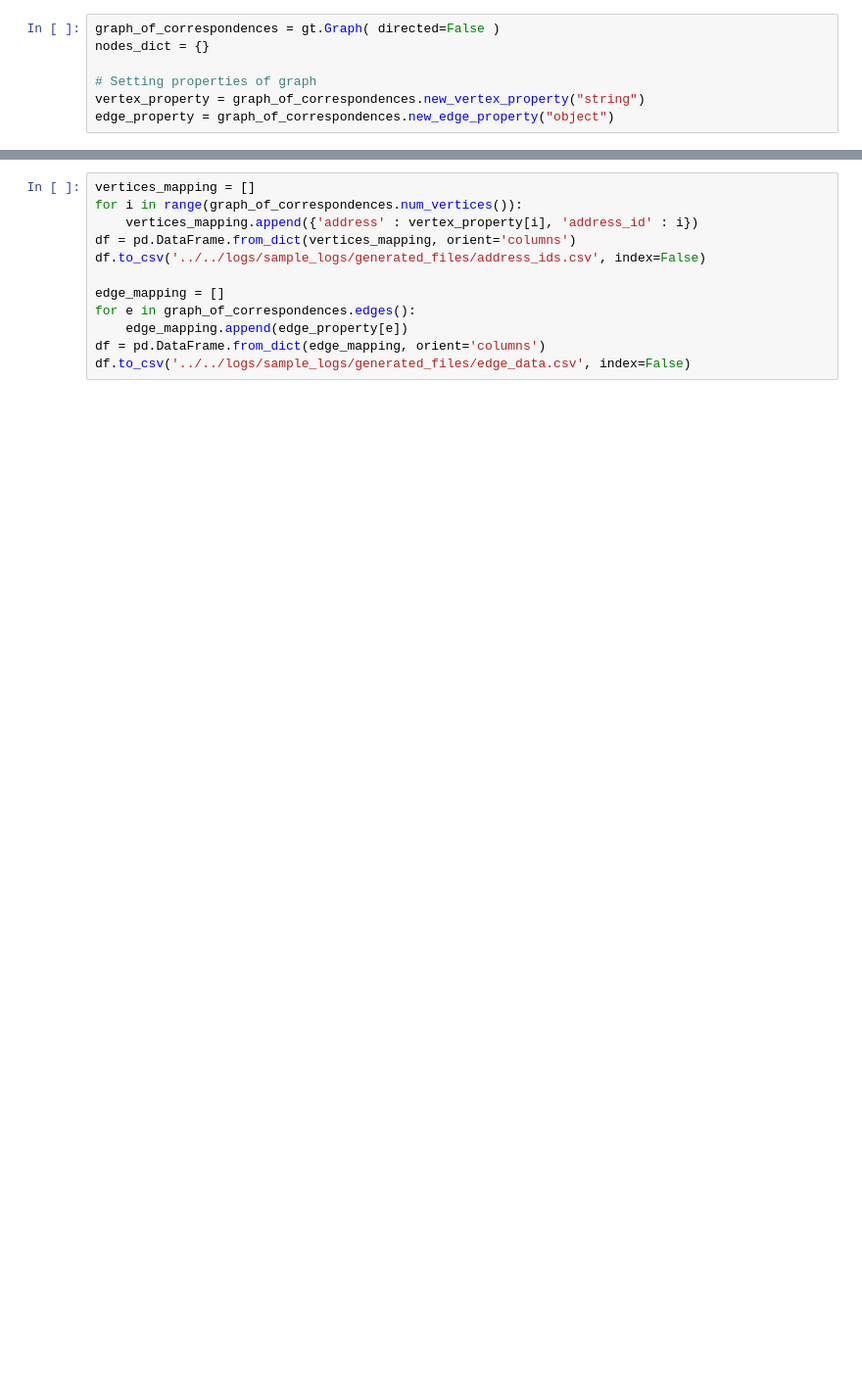
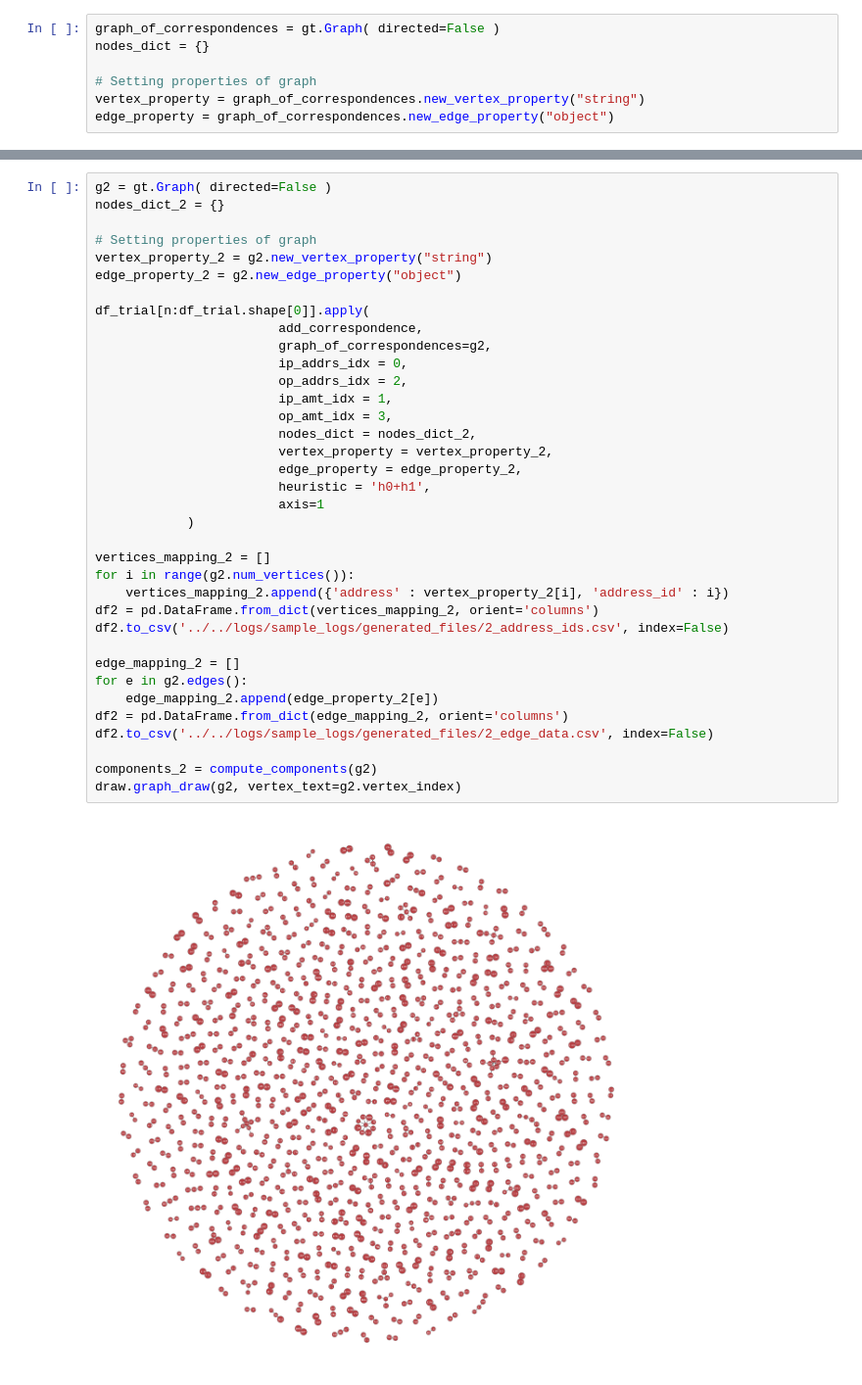
Before and after one commit to NidhiAgrawal27/Masters_Project, a Jupyter notebook: correspondence_network/src/mains/trial.ipynb, the cells around one changed output, grey strips where cells are left out. Shown at 98% size. Cells and saved outputs as stored; diff of their text form; blank space fills up the shorter version.

```diff
--- a/correspondence_network/src/mains/trial.ipynb
+++ b/correspondence_network/src/mains/trial.ipynb
@@ -131,12 +277,38 @@ draw.graph_draw(graph_of_correspondences, vertex_text=graph_of_correspondences.v
 # %%
-vertices_mapping = []
-for i in range(graph_of_correspondences.num_vertices()):
-    vertices_mapping.append({'address' : vertex_property[i], 'address_id' : i})
-df = pd.DataFrame.from_dict(vertices_mapping, orient='columns')
-df.to_csv('../../logs/sample_logs/generated_files/address_ids.csv', index=False)
+g2 = gt.Graph( directed=False )
+nodes_dict_2 = {}
 
-edge_mapping = []
-for e in graph_of_correspondences.edges():
-    edge_mapping.append(edge_property[e])
-df = pd.DataFrame.from_dict(edge_mapping, orient='columns')
-df.to_csv('../../logs/sample_logs/generated_files/edge_data.csv', index=False)
+# Setting properties of graph
+vertex_property_2 = g2.new_vertex_property("string")
+edge_property_2 = g2.new_edge_property("object")
+
+df_trial[n:df_trial.shape[0]].apply(
+                        add_correspondence,
+                        graph_of_correspondences=g2,
+                        ip_addrs_idx = 0,
+                        op_addrs_idx = 2,
+                        ip_amt_idx = 1,
+                        op_amt_idx = 3,
+                        nodes_dict = nodes_dict_2,
+                        vertex_property = vertex_property_2,
+                        edge_property = edge_property_2,
+                        heuristic = 'h0+h1',
+                        axis=1
+            )
+
+vertices_mapping_2 = []
+for i in range(g2.num_vertices()):
+    vertices_mapping_2.append({'address' : vertex_property_2[i], 'address_id' : i})
+df2 = pd.DataFrame.from_dict(vertices_mapping_2, orient='columns')
+df2.to_csv('../../logs/sample_logs/generated_files/2_address_ids.csv', index=False)
+
+edge_mapping_2 = []
+for e in g2.edges():
+    edge_mapping_2.append(edge_property_2[e])
+df2 = pd.DataFrame.from_dict(edge_mapping_2, orient='columns')
+df2.to_csv('../../logs/sample_logs/generated_files/2_edge_data.csv', index=False)
+
+components_2 = compute_components(g2)
+draw.graph_draw(g2, vertex_text=g2.vertex_index)
+# %% [output]
+[figure, added]
```
Also changed, not shown: parts of 26 cells of this notebook, 15 other files.
